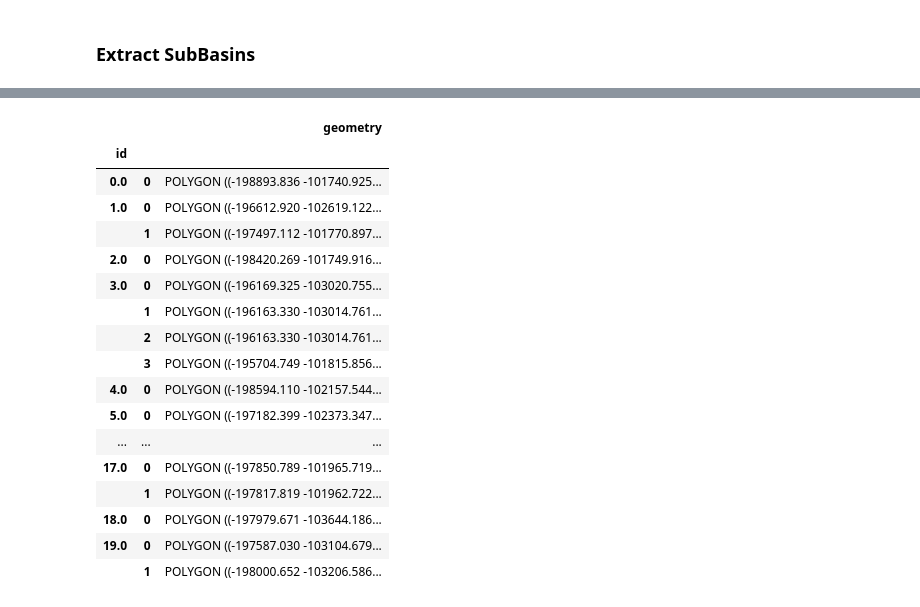
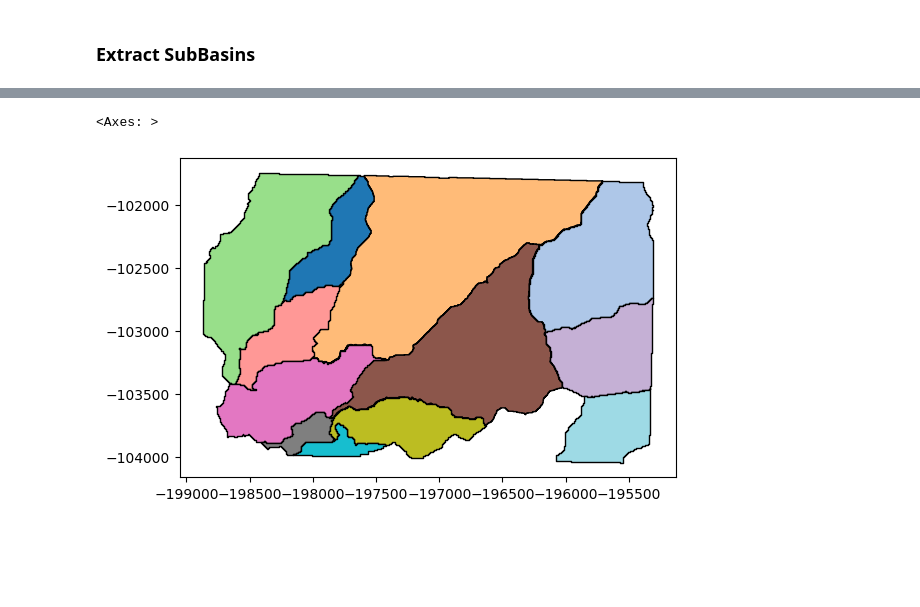
Before and after one commit to avkoehl/valleys, a Jupyter notebook: notebooks/basins.ipynb, the cells around one changed output, grey strips where cells are left out. Cells and saved outputs as stored; diff of their text form; code cells hidden in the pictures; blank space fills up the shorter version.

```diff
--- a/notebooks/basins.ipynb
+++ b/notebooks/basins.ipynb
@@ -258,8 +260,4 @@ Elapsed Time (excluding I/O): 0.3s
 # %%
-import pprint
-import rasterio
-from rasterio import features
-
 basins.rio.to_raster('../data/whitebox_outputs/subbasins.tif', driver="GTiff")
 with rasterio.open(os.path.join(working_directory, 'subbasins.tif')) as src:
     b = src.read(1)
@@ -273,3 +271,6 @@ for shape,id in shapes:
     poly = shapely.Polygon(coords)
     records.append({'id': id, 'geometry': poly})
 basin_polygons = gpd.GeoDataFrame.from_records(records)
+# drop polygons with areas less than a few cell (in this case 100 square)
+basin_polygons = basin_polygons[basin_polygons.area > 100]
+basin_polygons
@@ -320,21 +292,5 @@ ids
-# %%
-ids.explode()
-# %% [output]
-|  |  | geometry |
-| id |  |  |
-| 0.0 | 0 | POLYGON ((-198893.836 -101740.925... |
-| 1.0 | 0 | POLYGON ((-196612.920 -102619.122... |
-|  | 1 | POLYGON ((-197497.112 -101770.897... |
-| 2.0 | 0 | POLYGON ((-198420.269 -101749.916... |
-| 3.0 | 0 | POLYGON ((-196169.325 -103020.755... |
-|  | 1 | POLYGON ((-196163.330 -103014.761... |
-|  | 2 | POLYGON ((-196163.330 -103014.761... |
-|  | 3 | POLYGON ((-195704.749 -101815.856... |
-| 4.0 | 0 | POLYGON ((-198594.110 -102157.544... |
-| 5.0 | 0 | POLYGON ((-197182.399 -102373.347... |
-| ... | ... | ... |
-| 17.0 | 0 | POLYGON ((-197850.789 -101965.719... |
-|  | 1 | POLYGON ((-197817.819 -101962.722... |
-| 18.0 | 0 | POLYGON ((-197979.671 -103644.186... |
-| 19.0 | 0 | POLYGON ((-197587.030 -103104.679... |
-|  | 1 | POLYGON ((-198000.652 -103206.586... |
+# %%
+basin_polygons[basin_polygons['id'] > 0].plot(cmap='tab20', edgecolor='black')
+# %% [output]
+<Axes: >
+[figure, added]
```
Also changed, not shown: parts of 22 cells of this notebook.
